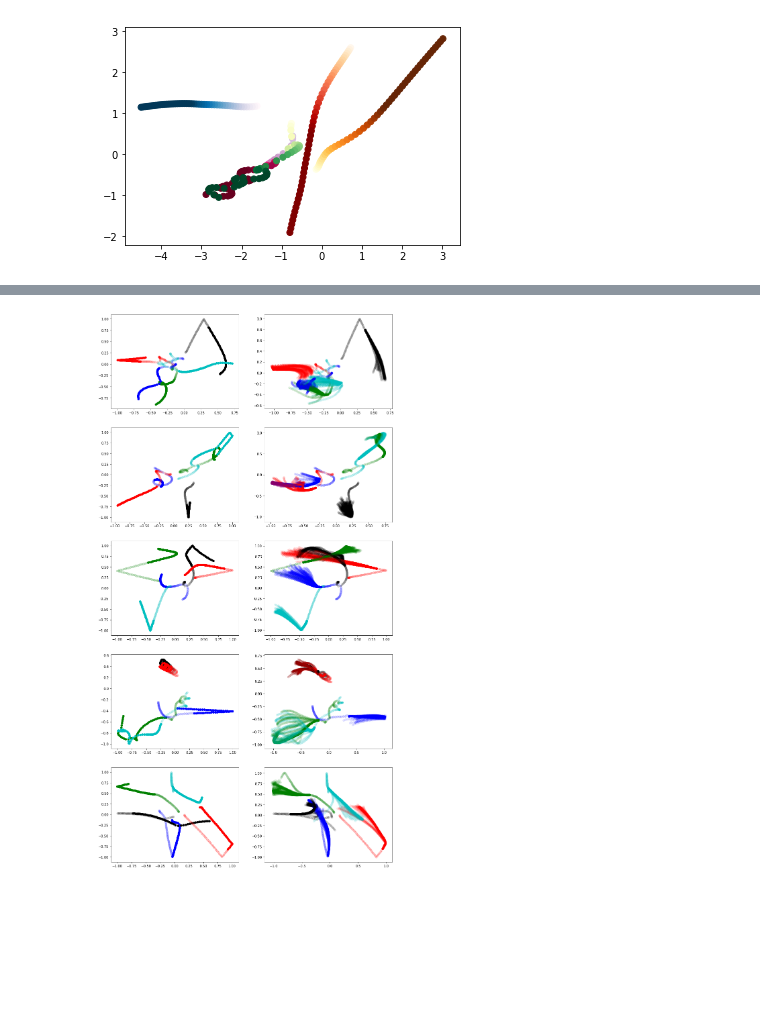
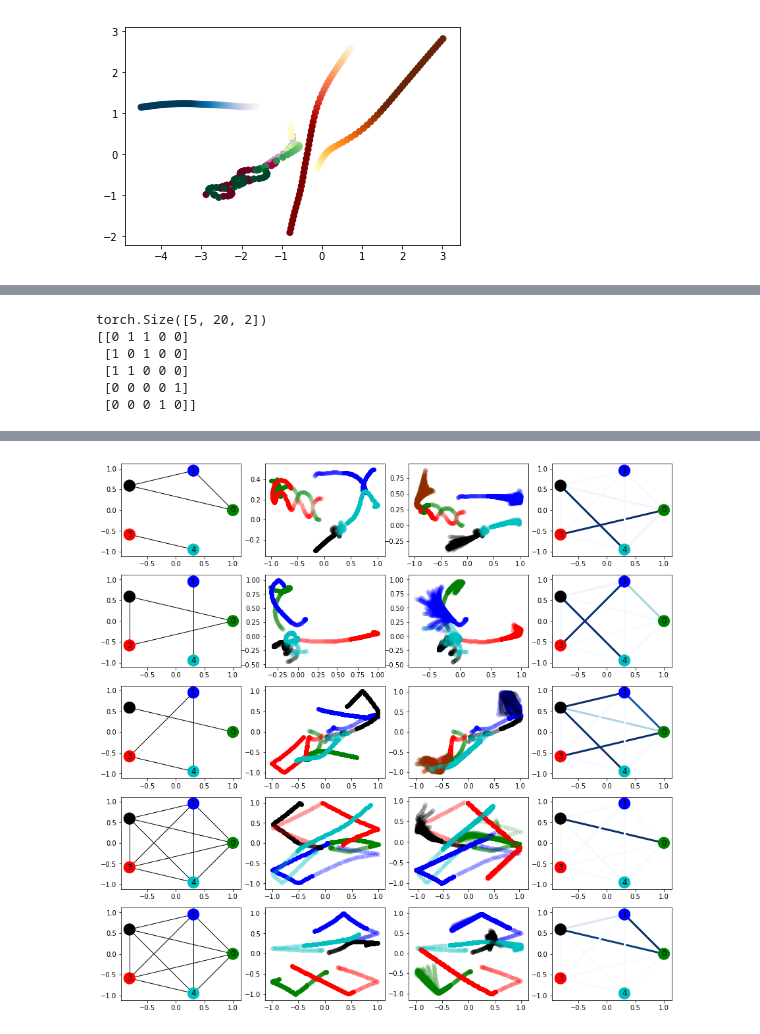
Before and after one commit to ipeter50/discrete_flows, a Jupyter notebook: GNN/GNN.ipynb, the cells around one changed output, grey strips where cells are left out. Cells and saved outputs as stored; diff of their text form; code cells hidden in the pictures; blank space fills up the shorter version.

Commit message:
Adding graphs for springs simulation

```diff
--- a/GNN/GNN.ipynb
+++ b/GNN/GNN.ipynb
@@ -209,7 +211,7 @@ def test():
           'acc_test: {:.10f}'.format(np.mean(acc_test)))
     print('MSE: {}'.format(mse_str))
 # %%
-NUM_EPOCHS = 100
+NUM_EPOCHS = 30
 NUM_TIMESTEPS = 49
 dims = 4
 PREDICTION_STEPS = 10
@@ -218,7 +220,7 @@ VAR = 5e-5
 PRIOR =False
 
 
-TAU = Variable(torch.FloatTensor([0.5]), requires_grad=False).cuda()
+TAU = Variable(torch.FloatTensor([1.0]), requires_grad=False).cuda()
 HARD = False
 
 NUM_ATOMS = 5
@@ -495,7 +496,10 @@ for i, ax in enumerate(axarr.flat):
 # %%
-f, axarr = plt.subplots(5, 2, figsize=(15, 30))
-batch = next(iter(test_loader))[0][20:25]
-
+f, axarr = plt.subplots(5, 4, figsize=(15, 15))
+batch_complete_data = next(iter(test_loader))
+batch = batch_complete_data[0][10:15]
+edges_b = batch_complete_data[1][10:15]
+batch_edges = edges_b.view((5,5,4)).numpy()
+print(batch_edges)
 model.encoder.eval()
 model.decoder.eval()
 
@@ -508,6 +512,7 @@ logits = model.encoder(x, rel_rec, rel_send)
 
 inputs = batch.transpose(1, 2)
 outputs_list = []
+edges_samples = []
 for sample in range(n_samples):
     edges = gumbel_softmax(logits, tau=TAU, hard=HARD)
     sizes = [edges.size(0), inputs.size(1), edges.size(1),
@@ -538,31 +543,66 @@ for sample in range(n_samples):
 
     output = output.transpose(1,2)
     outputs_list.append(output.cpu().detach())
+    edges_samples.append(edges.cpu().detach())
 
 # maps = [cm.PuRd, cm.YlGn, cm.PuBu, cm.YlOrBr, cm.OrRd]
 
 maps = ['g', 'b', 'k', 'r', 'c']
 
 
+print(edges_samples[0].shape)
 for i, ax in enumerate(axarr.flat):
-    b = torch.transpose(batch[i//2], 1,2)
+    b = torch.transpose(batch[i//4], 1,2)
 #     print(b.shape)
-    if i%2==0:
+    if i%4 ==0:
+
+        edges_list = []
+
+        for k,part in enumerate(batch_edges[i//4]):
+            l = np.insert(part,k,0)
+            edges_list.append(np.array(l))
+
+        edges_list = np.array(edges_list)
+        print(edges_list)
+        graph = nx.Graph()
+        graph = nx.from_numpy_matrix(edges_list)
+        nx.draw_networkx(graph, ax=ax, pos=nx.shell_layout(graph), node_color=maps)
+
+    elif i%4==1:
         for j in range(5):
             cmap = maps[j]
             ax.scatter(b[j][0][:49], b[j][1][:49], c=cmap, alpha = 0.2)
             ax.scatter(b[j][0][49:], b[j][1][49:], c=cmap, alpha = 1)
 
 
-    else:
+    elif i%4==2:
 
-        b = torch.transpose(batch[i//2], 1,2).cpu().detach().numpy()
+        b = torch.transpose(batch[i//4], 1,2).cpu().detach().numpy()
         for j in range(5):
             cmap = maps[j]
             ax.scatter(b[j][0][:49], b[j][1][:49], c=cmap, alpha = 0.2)
         for output in outputs_list:
-            d = torch.transpose(output[i//2], 1,2).numpy()
+            d = torch.transpose(output[i//4], 1,2).numpy()
             for j in range(5):
                 cmap = maps[j]
                 ax.scatter(d[j][0], d[j][1], c=cmap, alpha = 0.1)
+    else:
+        edges_list = []
+        resized_edges = edges_samples[0].narrow(-1,0,1)
+        for k,part in enumerate(resized_edges.view(5,5,4,-1).numpy()[i//4]):
+            l = np.insert(part,k,0)
+            edges_list.append(np.array(l))
+
+        edges_list = np.array(edges_list)
+
+        graph = nx.Graph()
+        graph = nx.from_numpy_matrix(edges_list)
+        proba_edges = [edges_list[a][b] for (a,b) in graph.edges()]
+        nx.draw_networkx(graph,
+                         ax=ax,
+                         pos=nx.shell_layout(graph),
+                         node_color=maps,
+                         edge_cmap=cm.Blues,
+                         edge_color=proba_edges,
+                         width = 3)
 # %% [output]
@@ -568,0 +626,6 @@ for i, ax in enumerate(axarr.flat):
+torch.Size([5, 20, 2])
+[[0 1 1 0 0]
+ [1 0 1 0 0]
+ [1 1 0 0 0]
+ [0 0 0 0 1]
+ [0 0 0 1 0]]
@@ -569 +652 @@ for i, ax in enumerate(axarr.flat):
-[figure, old version]
+[figure, new version]
```
Also changed, not shown: parts of 9 cells of this notebook.
